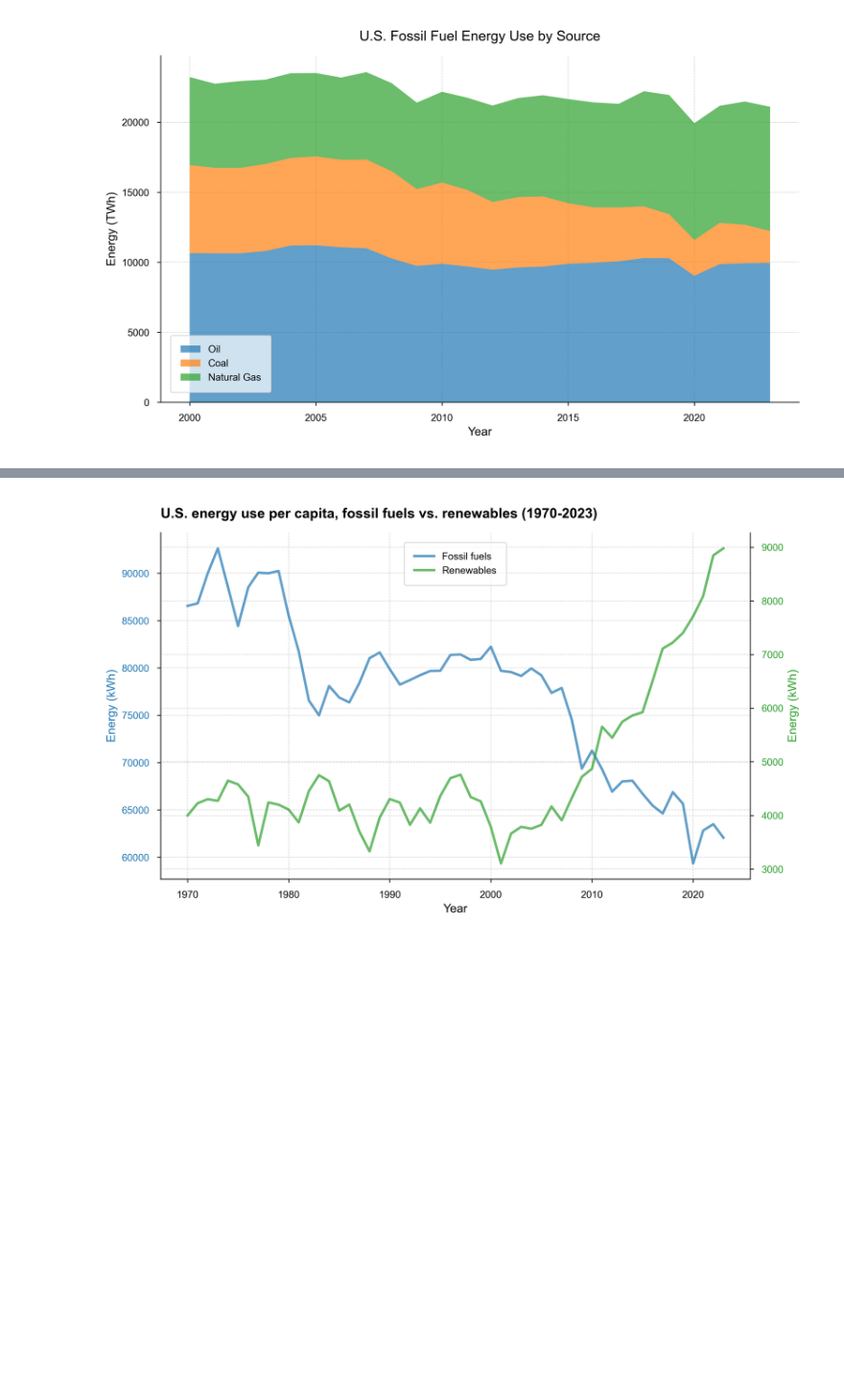
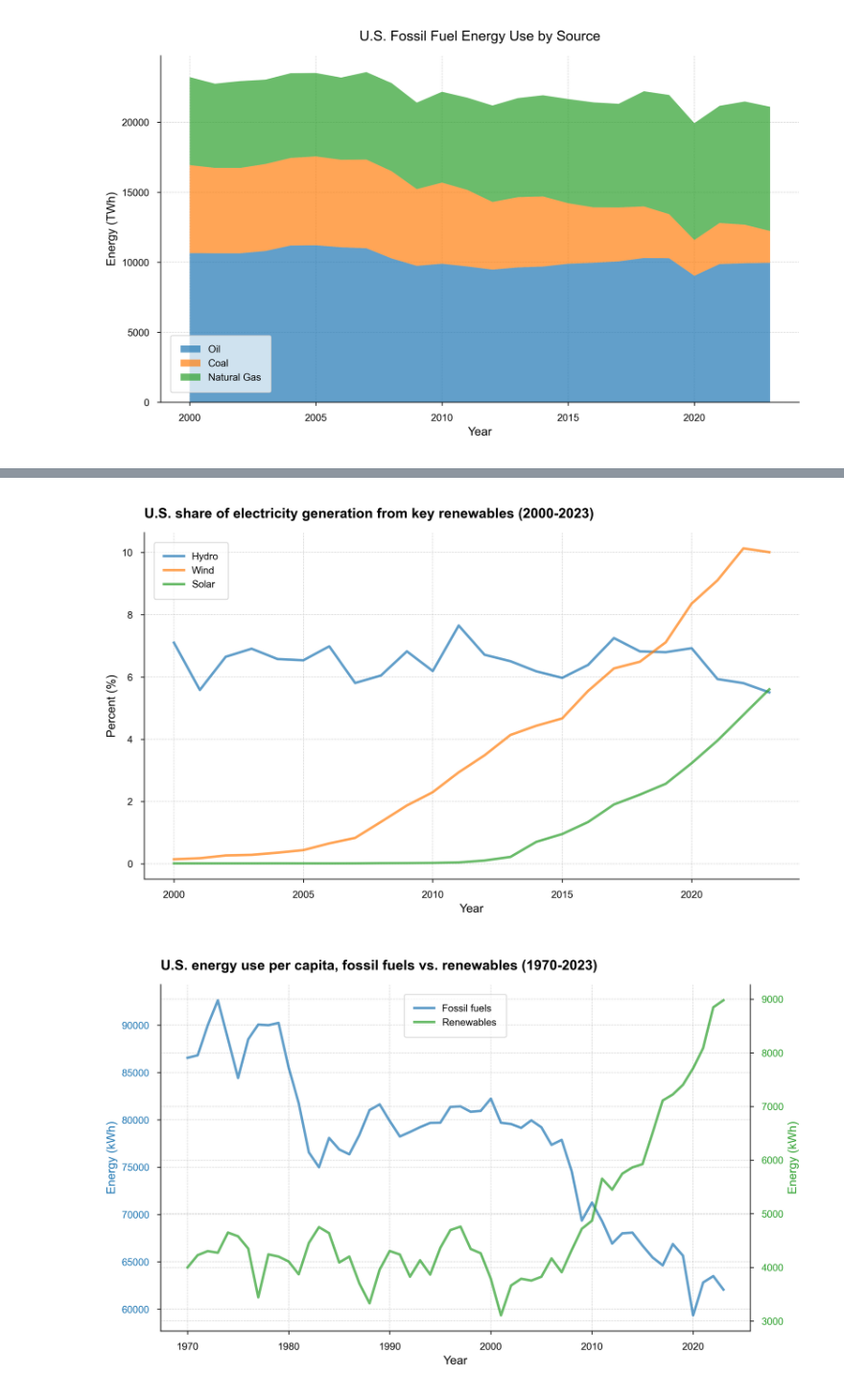
Before and after one commit to joypauls/blog-notebooks, a Jupyter notebook: notebooks/energy_use.ipynb, the cells around one changed output, grey strips where cells are left out. Shown at 96% size. Cells and saved outputs as stored; diff of their text form; code cells hidden in the pictures; blank space fills up the shorter version.

```diff
--- a/notebooks/energy_use.ipynb
+++ b/notebooks/energy_use.ipynb
@@ -145,3 +147,80 @@ plt.show()
+# %%
+renewables_us_df = us_df[us_df["year"] >= 2000]
+
+plt.figure(figsize=(10, 6))
+
+# plt.plot(
+#     renewables_us_df["year"],
+#     renewables_us_df["renewables_electricity"],
+#     # label="Total Energy Demand",
+#     # color="blue",
+#     linewidth=2,
+# )
+
+plt.plot(
+    renewables_us_df["year"],
+    renewables_us_df["hydro_share_elec"],
+    alpha=0.7,
+    label="Hydro",
+    color="#1f77b4",
+)
+plt.plot(
+    renewables_us_df["year"],
+    renewables_us_df["wind_share_elec"],
+    alpha=0.7,
+    label="Wind",
+    color="#ff7f0e",
+)
+# plt.plot(
+#     renewables_us_df["year"],
+#     renewables_us_df["biofuel_share_elec"],
+#     alpha=0.7,
+#     label="Biofuel",
+#     color="#2ca02c",
+# )
+plt.plot(
+    renewables_us_df["year"],
+    renewables_us_df["solar_share_elec"],
+    alpha=0.7,
+    label="Solar",
+    color="#2ca02c",
+)
+# plt.plot(
+#     renewables_us_df["year"],
+#     renewables_us_df["other_renewables_share_elec"],
+#     alpha=0.7,
+#     label="Other",
+#     color="#9467bd",
+# )
+# plt.stackplot(
+#     renewables_us_df["year"],
+#     renewables_us_df["hydro_share_elec"],
+#     # renewables_us_df["biofuel_electricity"],
+#     renewables_us_df["wind_share_elec"],
+#     renewables_us_df["solar_share_elec"],
+#     renewables_us_df["other_renewables_share_elec"],
+#     # us_df["coal_consumption"],
+#     labels=["Hydro", "Wind", "Solar", "Other"],
+#     colors=["#1f77b4", "#ff7f0e", "#d62728", "#9467bd"],
+#     alpha=0.7
+# )
+plt.xlabel("Year")
+plt.ylabel("Percent (%)")
+plt.title("U.S. share of electricity generation from key renewables (2000-2023)", loc="left", fontweight="bold")
+plt.legend(
+    loc="upper left",
+    frameon=True,
+    # fancybox=True,
+    # shadow=True,
+    framealpha=0.7,
+    borderpad=1,
+)
+
+plt.gca().set_axisbelow(True)
+plt.savefig("../../joypauls.dev-astro/src/assets/blog/energy-use-in-us/renewable_electricity_growth.png")
+plt.show()
+# %% [output]
+[figure, added]
 # %%
 fig, ax1 = plt.subplots(figsize=(10, 6))
 
```
Also changed, not shown: parts of 10 cells of this notebook.
